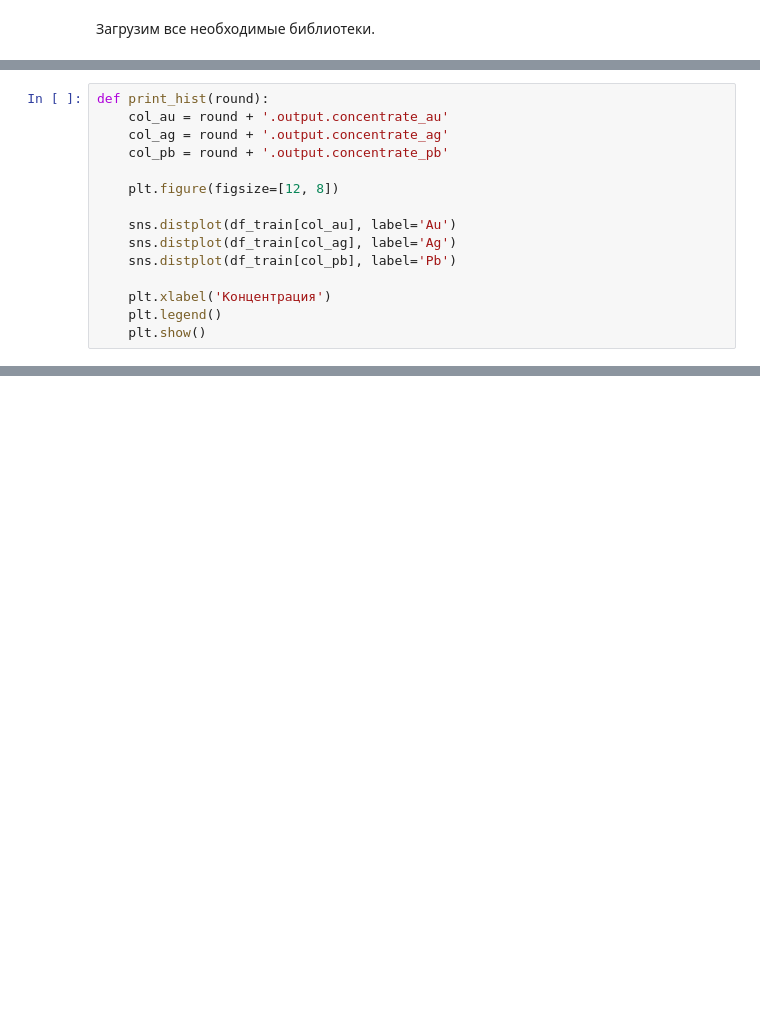
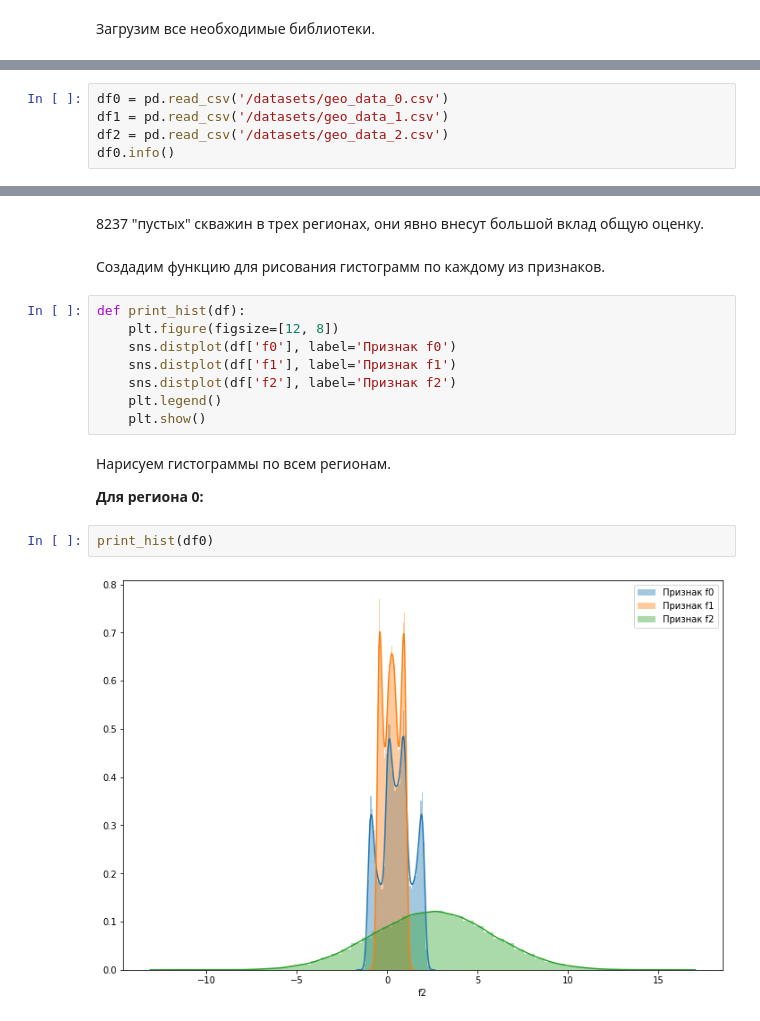
Before and after one commit to dmitrychernov77/Portfolio, a Jupyter notebook: Добыча нефти/oil_industry.ipynb, the cells around one changed output, grey strips where cells are left out. Cells and saved outputs as stored; diff of their text form; blank space fills up the shorter version.

```diff
--- a/Добыча нефти/oil_industry.ipynb
+++ b/Добыча нефти/oil_industry.ipynb
@@ -133,15 +22,0 @@ df_test = df_test.merge(df_full[['date', 'rougher.output.recovery', 'final.outpu
-# %%
-def print_hist(round):
-    col_au = round + '.output.concentrate_au'
-    col_ag = round + '.output.concentrate_ag'
-    col_pb = round + '.output.concentrate_pb'
-
-    plt.figure(figsize=[12, 8])
-
-    sns.distplot(df_train[col_au], label='Au')
-    sns.distplot(df_train[col_ag], label='Ag')
-    sns.distplot(df_train[col_pb], label='Pb')
-
-    plt.xlabel('Концентрация')
-    plt.legend()
-    plt.show()
@@ -478,0 +34,5 @@ result_smape(r_prediction_rf, f_prediction_rf)
+# %%
+df0 = pd.read_csv('/datasets/geo_data_0.csv')
+df1 = pd.read_csv('/datasets/geo_data_1.csv')
+df2 = pd.read_csv('/datasets/geo_data_2.csv')
+df0.info()
@@ -478,0 +122,20 @@ result_smape(r_prediction_rf, f_prediction_rf)
+# %% [markdown]
+8237 "пустых" скважин в трех регионах, они явно внесут большой вклад общую оценку.
+# %% [markdown]
+Создадим функцию для рисования гистограмм по каждому из признаков.
+# %%
+def print_hist(df):
+    plt.figure(figsize=[12, 8])
+    sns.distplot(df['f0'], label='Признак f0')
+    sns.distplot(df['f1'], label='Признак f1')
+    sns.distplot(df['f2'], label='Признак f2')
+    plt.legend()
+    plt.show()
+# %% [markdown]
+Нарисуем гистограммы по всем регионам.
+
+**Для региона 0:**
+# %%
+print_hist(df0)
+# %% [output]
+[figure, added]
```
Also changed, not shown: parts of 142 cells of this notebook, 4 other files.
